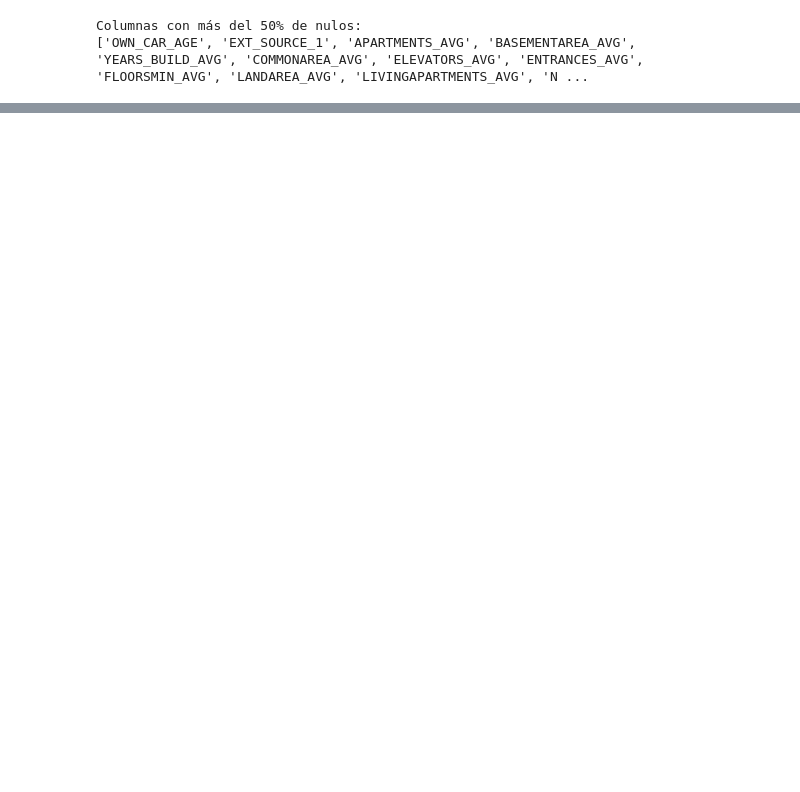
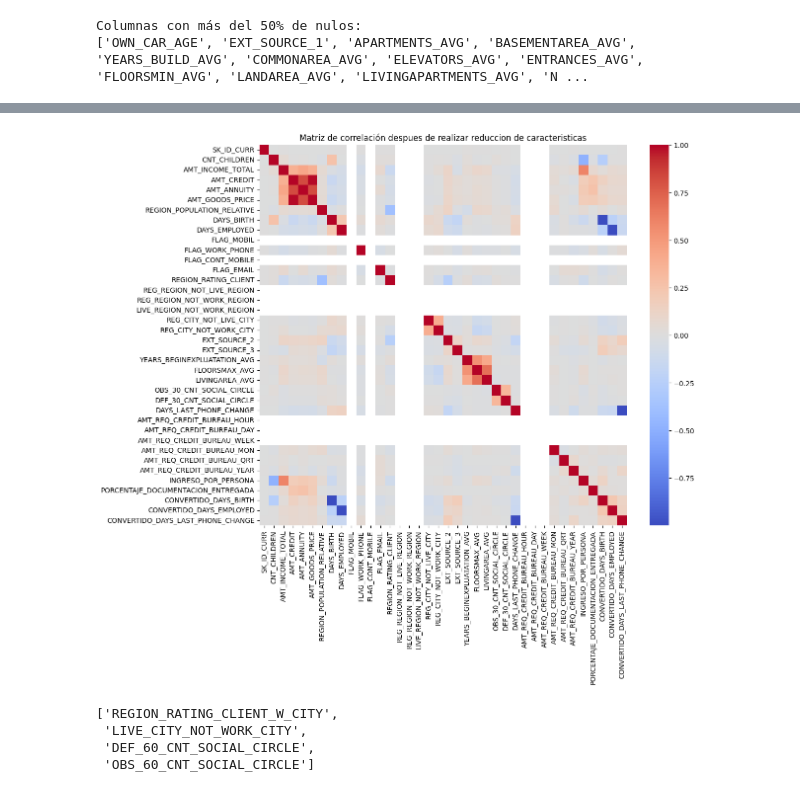
Before and after one commit to spereze27/Analysis-home-credit-default-risk, a Jupyter notebook: preprocesamiento_home_credit.ipynb, the cells around one changed output, grey strips where cells are left out. Drawn from its saved outputs; the diff is of its cells as text; code cells hidden in the pictures; blank space fills up the shorter version.

```diff
--- a/preprocesamiento_home_credit.ipynb
+++ b/preprocesamiento_home_credit.ipynb
@@ -379,0 +446,44 @@ df_combinado = df_combinado.drop(columnas_a_eliminar_nan)
+# %%
+columnas_no_eliminar = [
+    'AMT_INCOME_TOTAL',
+    'AMT_CREDIT',
+    'AMT_ANNUITY',
+    'AMT_GOODS_PRICE',
+    'INGRESO_POR_PERSONA',
+    'PORCENTAJE_DOCUMENTACION_ENTREGADA',
+    'CONVERTIDO_DAYS_BIRTH',
+    'CONVERTIDO_DAYS_EMPLOYED',
+    'CONVERTIDO_DAYS_LAST_PHONE_CHANGE'
+]
+df_sin_corr, columnas_eliminadas = eliminar_variables_correlacionadas_polars(df_combinado, umbral=0.7,columnas_excluidas=columnas_no_eliminar)
+df_combinado=df_sin_corr
+# %%
+import polars as pl
+import seaborn as sns
+import matplotlib.pyplot as plt
+
+# 1. Seleccionar solo las columnas numéricas
+numericas = [col for col, dtype in zip(df_combinado.columns, df_combinado.dtypes)
+             if dtype in (pl.Float64, pl.Float32, pl.Int64, pl.Int32)]
+
+# 2. Crear un DataFrame solo con esas columnas
+df_num = df_combinado.select(numericas)
+
+# 3. Calcular la matriz de correlación con Polars
+corr_np = pl.DataFrame(df_num).to_numpy()
+corr_matrix = np.corrcoef(corr_np, rowvar=False)
+
+# 4. Crear un heatmap con seaborn
+plt.figure(figsize=(12, 10))
+sns.heatmap(corr_matrix, xticklabels=numericas, yticklabels=numericas, cmap="coolwarm", center=0)
+plt.title("Matriz de correlación despues de realizar reduccion de caracteristicas")
+plt.show()
+# %% [output]
+[figure, added]
+# %%
+columnas_eliminadas
+# %% [output]
+['REGION_RATING_CLIENT_W_CITY',
+ 'LIVE_CITY_NOT_WORK_CITY',
+ 'DEF_60_CNT_SOCIAL_CIRCLE',
+ 'OBS_60_CNT_SOCIAL_CIRCLE']
```
Also changed, not shown: parts of 11 cells of this notebook, 1 other file.
